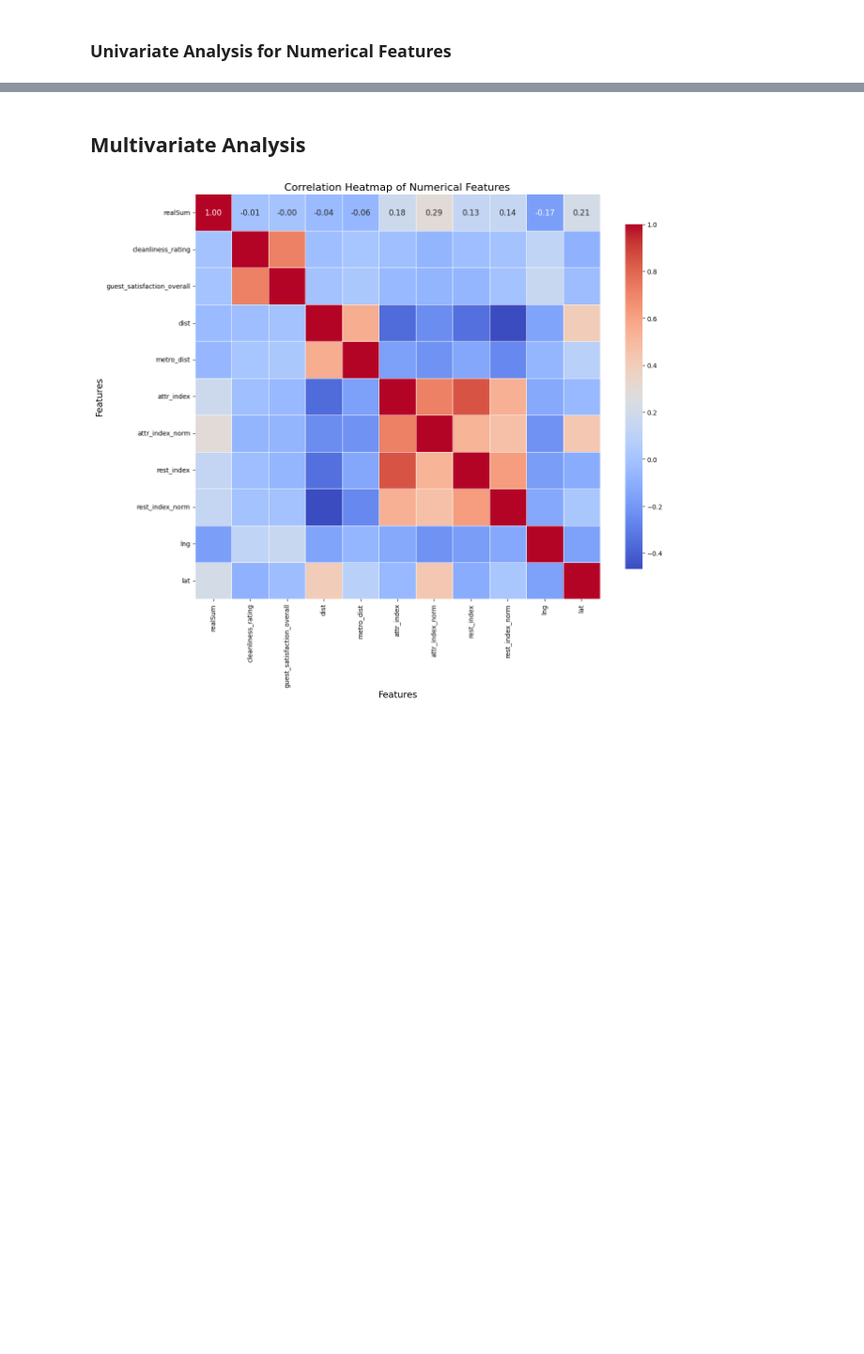
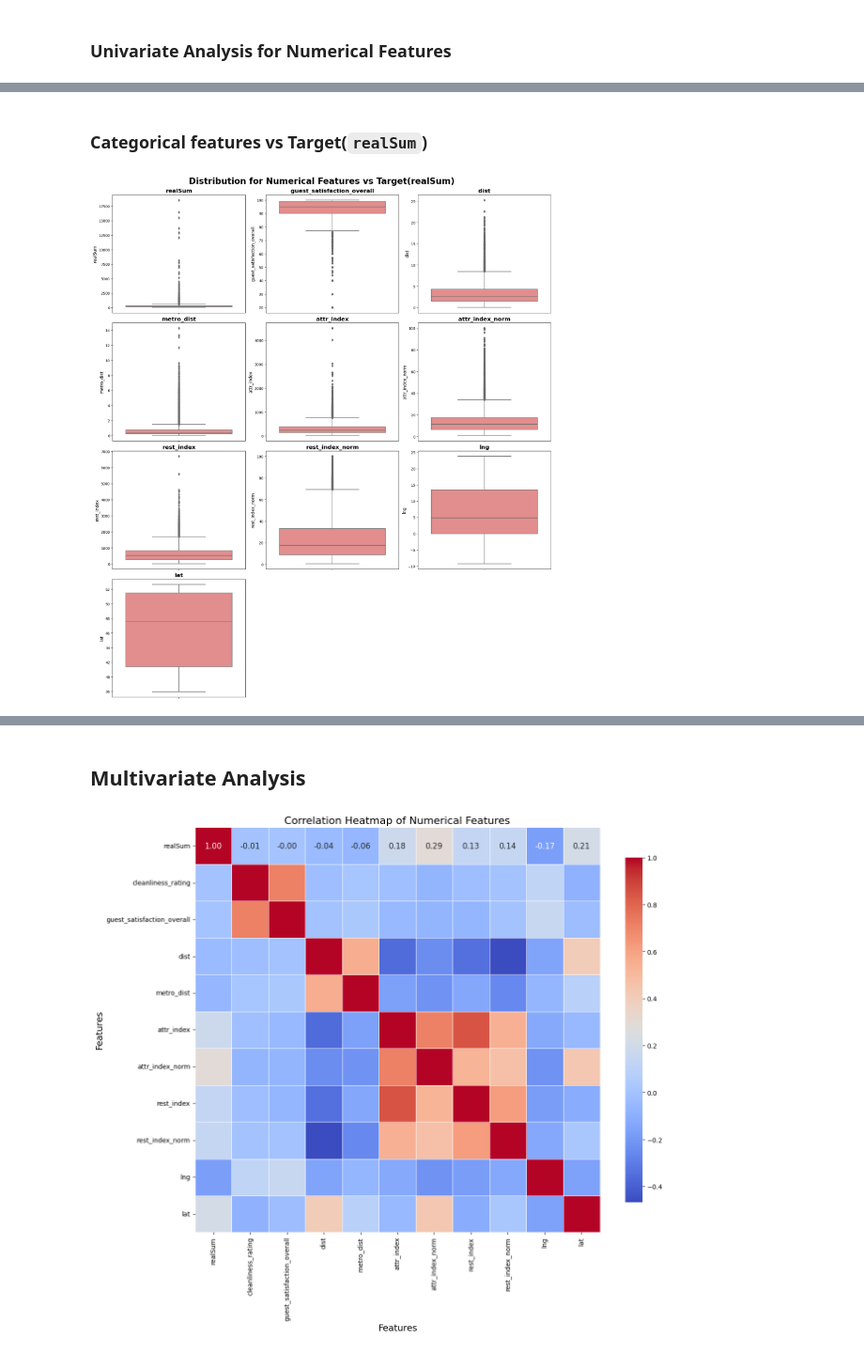
Before and after one commit to FiZufa/Final-Project-Rakamin, a Jupyter notebook: Notebooks/1_EDA.ipynb, the cells around one changed output, grey strips where cells are left out. Shown at 94% size. Cells and saved outputs as stored; diff of their text form; code cells hidden in the pictures; blank space fills up the shorter version.

```diff
--- a/Notebooks/1_EDA.ipynb
+++ b/Notebooks/1_EDA.ipynb
@@ -164,2 +168,17 @@ plt.show()
+# %% [markdown]
+### Categorical features vs Target(`realSum`)
+# %%
+fig, axes = plt.subplots(num_rows, 3, figsize=(18, 5 * num_rows), constrained_layout=True)
+fig.suptitle("Distribution for Numerical Features vs Target(realSum)", fontsize=24, fontweight='bold', y=1.02)
+axes = axes.flatten()
+for i, col in enumerate(numerical_features):
+    sns.boxplot(data=concat_df, y=col, ax=axes[i], color="lightcoral")
+    axes[i].set_title(f"{col}", fontsize=16, fontweight='bold')
+    axes[i].set_ylabel(col, fontsize=12)
+for j in range(i + 1, len(axes)):
+    fig.delaxes(axes[j])
+plt.show()
+# %% [output]
+[figure, added]
 # %%
 fig, axes = plt.subplots(num_rows, 3, figsize=(18, 5 * num_rows), constrained_layout=True)
```
Also changed, not shown: parts of 13 cells of this notebook.
